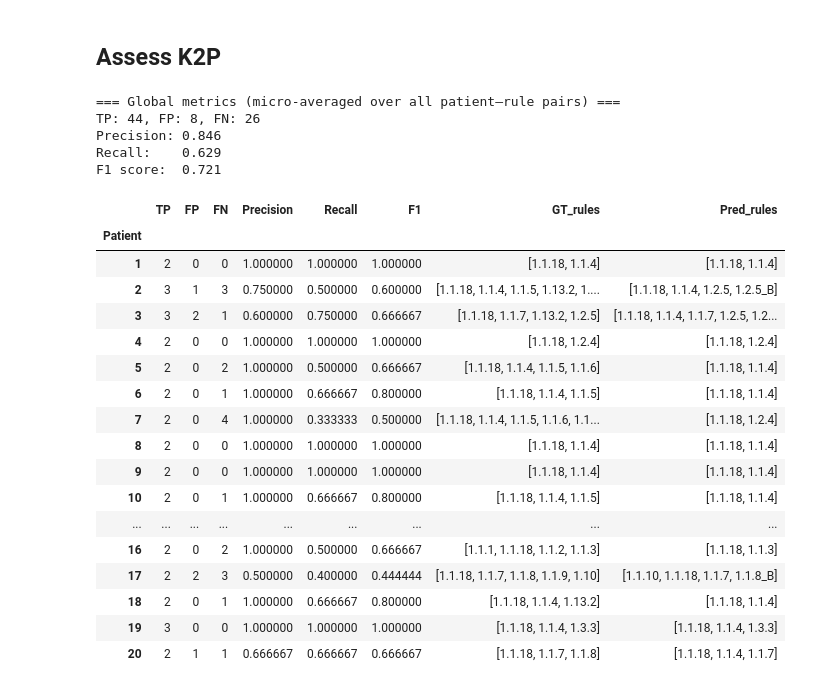
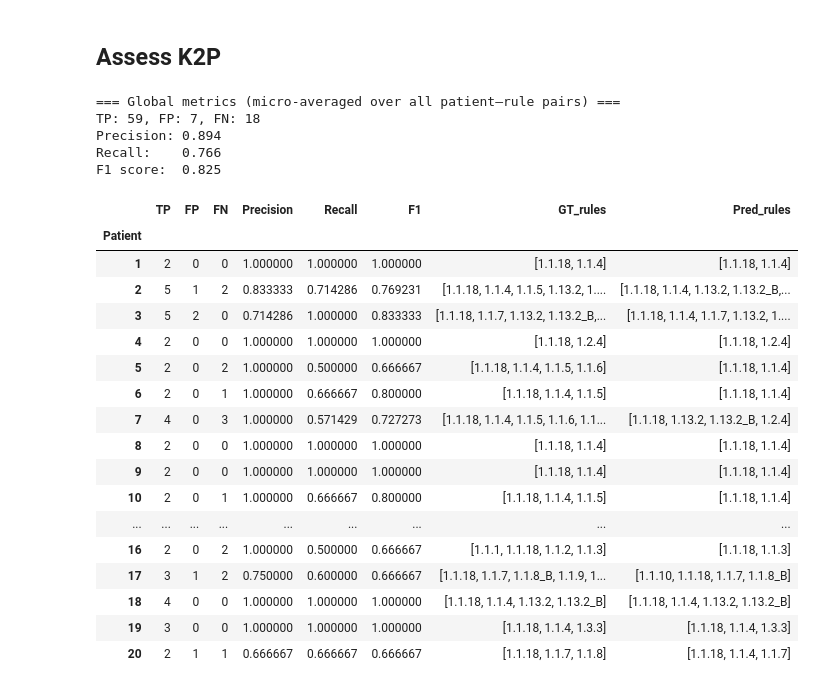
Before and after one commit to Ashvin-Gupta/NICE2ASP2, a Jupyter notebook: notebooks/rule_reviewer.ipynb, the cells around one changed output. Drawn from its saved outputs; the diff is of its cells as text; code cells hidden in the pictures.

```diff
--- a/notebooks/rule_reviewer.ipynb
+++ b/notebooks/rule_reviewer.ipynb
@@ -29,7 +29,7 @@ with open(CONFIG_PATH, "r", encoding="utf-8") as f:
 
 # CHANGE THIS to switch between different response files
 # Options: "rulegen_response_fired.lp", "in_context_response.txt", "zero_shot_response.txt"
-response_file = "in_context_response.txt"
+response_file = "zero_shot_response.txt"
 
 # Extract a clean name for the review (e.g., "rulegen" from "rulegen_response_fired.lp")
 if "rulegen" in response_file:
@@ -470,7 +470,7 @@ import pandas as pd
 from pathlib import Path
 
 # Adjust this if your notebook is not at the repo root
-BASE_DIR = Path("/home/ashvingupta/Documents/PhD/Projects/NICE2ASP2")  # repo root
+BASE_DIR = Path("/Users/ashvingupta/Documents/PhD/NICE2ASP2/")  # repo root
 GT_PATH = BASE_DIR / "src" / "output_files" / "CLAUDE" / "pancreatic cancer" / "K2P_ground_truth.csv"
 CLINGO_PATH = BASE_DIR / "src" / "output_files" / "CLAUDE" / "pancreatic cancer" / "clingo_output.txt"
 
@@ -552,49 +552,49 @@ for pid in all_patients:
         "FP": fp,
         "FN": fn,
         "Precision": prec_p,
         "Recall": rec_p,
         "F1": f1_p,
         "GT_rules": sorted(gt),
         "Pred_rules": sorted(pred),
     })
 
 per_patient_df = pd.DataFrame(per_patient_metrics).set_index("Patient")
 
 # --- 4. Global (micro-averaged) precision, recall, F1 ---
 
 precision = total_tp / (total_tp + total_fp) if (total_tp + total_fp) > 0 else 0.0
 recall = total_tp / (total_tp + total_fn) if (total_tp + total_fn) > 0 else 0.0
 f1 = 2 * precision * recall / (precision + recall) if (precision + recall) > 0 else 0.0
 
 print("=== Global metrics (micro-averaged over all patient–rule pairs) ===")
 print(f"TP: {total_tp}, FP: {total_fp}, FN: {total_fn}")
 print(f"Precision: {precision:.3f}")
 print(f"Recall:    {recall:.3f}")
 print(f"F1 score:  {f1:.3f}")
 
 # To inspect per-patient metrics:
 per_patient_df
 # %% [output]
 === Global metrics (micro-averaged over all patient–rule pairs) ===
-TP: 44, FP: 8, FN: 26
-Precision: 0.846
-Recall:    0.629
-F1 score:  0.721
+TP: 59, FP: 7, FN: 18
+Precision: 0.894
+Recall:    0.766
+F1 score:  0.825
 |  | TP | FP | FN | Precision | Recall | F1 | GT_rules | Pred_rules |
 | Patient |  |  |  |  |  |  |  |  |
 | 1 | 2 | 0 | 0 | 1.000000 | 1.000000 | 1.000000 | [1.1.18, 1.1.4] | [1.1.18, 1.1.4] |
-| 2 | 3 | 1 | 3 | 0.750000 | 0.500000 | 0.600000 | [1.1.18, 1.1.4, 1.1.5, 1.13.2, 1.... | [1.1.18, 1.1.4, 1.2.5, 1.2.5_B] |
-| 3 | 3 | 2 | 1 | 0.600000 | 0.750000 | 0.666667 | [1.1.18, 1.1.7, 1.13.2, 1.2.5] | [1.1.18, 1.1.4, 1.1.7, 1.2.5, 1.2... |
+| 2 | 5 | 1 | 2 | 0.833333 | 0.714286 | 0.769231 | [1.1.18, 1.1.4, 1.1.5, 1.13.2, 1.... | [1.1.18, 1.1.4, 1.13.2, 1.13.2_B,... |
+| 3 | 5 | 2 | 0 | 0.714286 | 1.000000 | 0.833333 | [1.1.18, 1.1.7, 1.13.2, 1.13.2_B,... | [1.1.18, 1.1.4, 1.1.7, 1.13.2, 1.... |
 | 4 | 2 | 0 | 0 | 1.000000 | 1.000000 | 1.000000 | [1.1.18, 1.2.4] | [1.1.18, 1.2.4] |
 | 5 | 2 | 0 | 2 | 1.000000 | 0.500000 | 0.666667 | [1.1.18, 1.1.4, 1.1.5, 1.1.6] | [1.1.18, 1.1.4] |
 | 6 | 2 | 0 | 1 | 1.000000 | 0.666667 | 0.800000 | [1.1.18, 1.1.4, 1.1.5] | [1.1.18, 1.1.4] |
-| 7 | 2 | 0 | 4 | 1.000000 | 0.333333 | 0.500000 | [1.1.18, 1.1.4, 1.1.5, 1.1.6, 1.1... | [1.1.18, 1.2.4] |
+| 7 | 4 | 0 | 3 | 1.000000 | 0.571429 | 0.727273 | [1.1.18, 1.1.4, 1.1.5, 1.1.6, 1.1... | [1.1.18, 1.13.2, 1.13.2_B, 1.2.4] |
 | 8 | 2 | 0 | 0 | 1.000000 | 1.000000 | 1.000000 | [1.1.18, 1.1.4] | [1.1.18, 1.1.4] |
 | 9 | 2 | 0 | 0 | 1.000000 | 1.000000 | 1.000000 | [1.1.18, 1.1.4] | [1.1.18, 1.1.4] |
 | 10 | 2 | 0 | 1 | 1.000000 | 0.666667 | 0.800000 | [1.1.18, 1.1.4, 1.1.5] | [1.1.18, 1.1.4] |
 | ... | ... | ... | ... | ... | ... | ... | ... | ... |
 | 16 | 2 | 0 | 2 | 1.000000 | 0.500000 | 0.666667 | [1.1.1, 1.1.18, 1.1.2, 1.1.3] | [1.1.18, 1.1.3] |
-| 17 | 2 | 2 | 3 | 0.500000 | 0.400000 | 0.444444 | [1.1.18, 1.1.7, 1.1.8, 1.1.9, 1.10] | [1.1.10, 1.1.18, 1.1.7, 1.1.8_B] |
-| 18 | 2 | 0 | 1 | 1.000000 | 0.666667 | 0.800000 | [1.1.18, 1.1.4, 1.13.2] | [1.1.18, 1.1.4] |
+| 17 | 3 | 1 | 2 | 0.750000 | 0.600000 | 0.666667 | [1.1.18, 1.1.7, 1.1.8_B, 1.1.9, 1... | [1.1.10, 1.1.18, 1.1.7, 1.1.8_B] |
+| 18 | 4 | 0 | 0 | 1.000000 | 1.000000 | 1.000000 | [1.1.18, 1.1.4, 1.13.2, 1.13.2_B] | [1.1.18, 1.1.4, 1.13.2, 1.13.2_B] |
 | 19 | 3 | 0 | 0 | 1.000000 | 1.000000 | 1.000000 | [1.1.18, 1.1.4, 1.3.3] | [1.1.18, 1.1.4, 1.3.3] |
 | 20 | 2 | 1 | 1 | 0.666667 | 0.666667 | 0.666667 | [1.1.18, 1.1.7, 1.1.8] | [1.1.18, 1.1.4, 1.1.7] |
```
Also changed, not shown: parts of 3 cells of this notebook, 6 other files.
